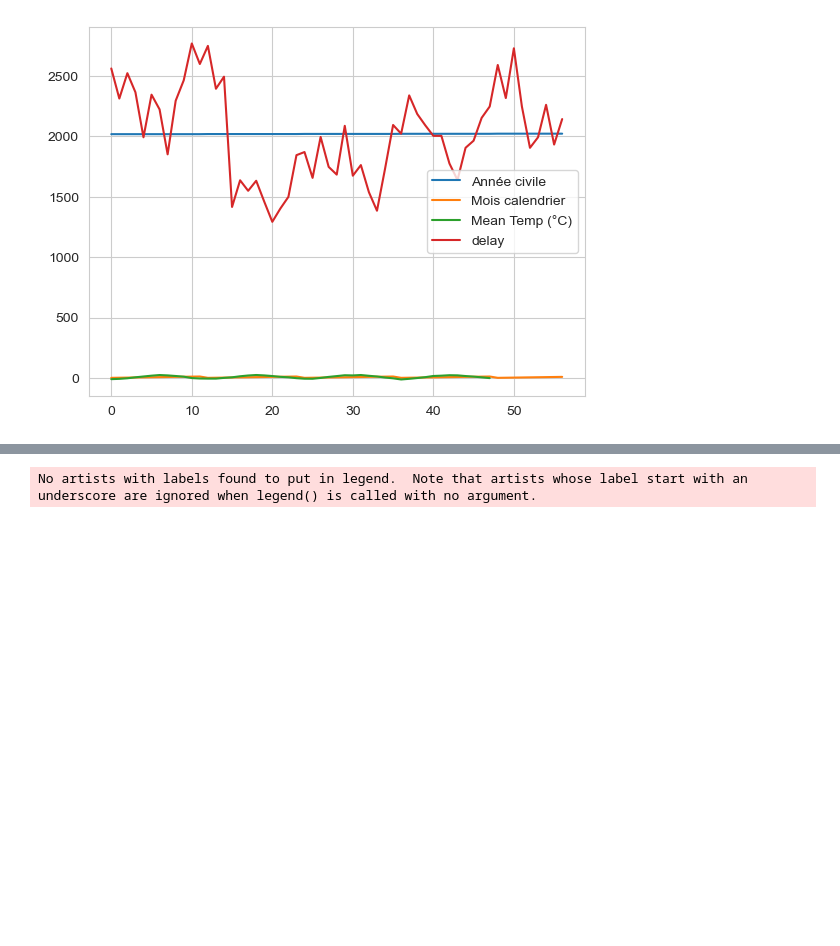
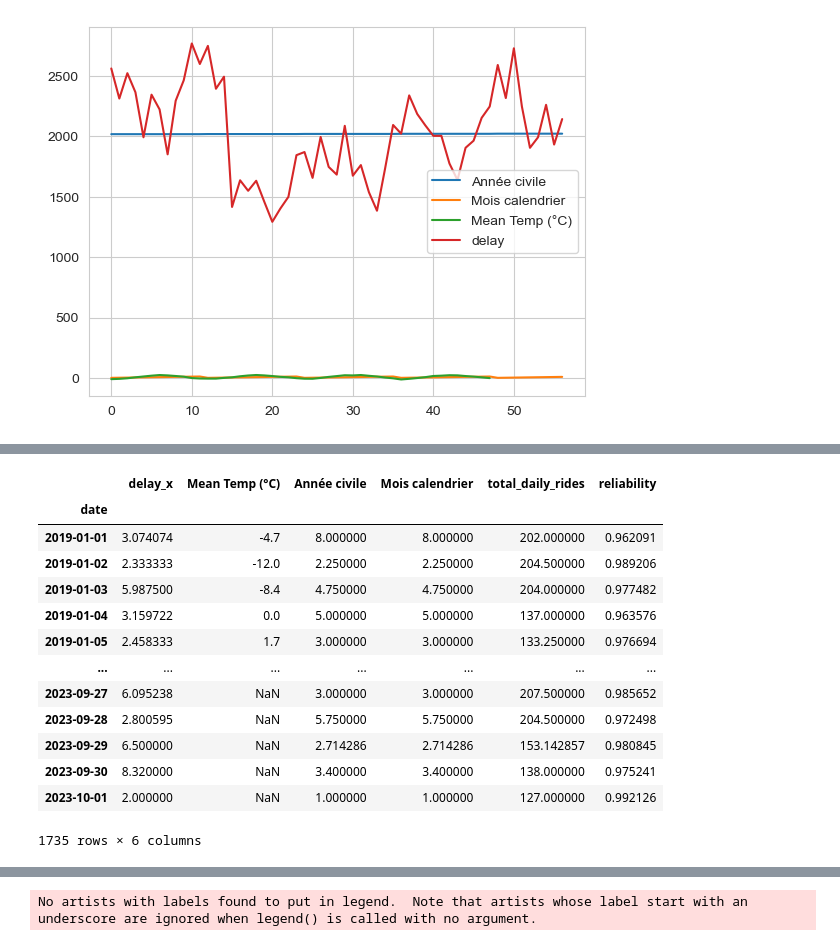
Before and after one commit to katherinewest/CME538_2023, a Jupyter notebook: EDA.ipynb, the cells around one changed output, grey strips where cells are left out. Saved outputs shown, nothing was run; the diff lists cells and outputs as text; code cells hidden in the pictures; blank space fills up the shorter version.

```diff
--- a/EDA.ipynb
+++ b/EDA.ipynb
@@ -827,0 +921,26 @@ ax = stm_df_weather_monthly.plot()
+# %%
+stm_delay_perday["date"] = stm_delay_perday["date"].astype(str)
+stm_df_weather_daily["date"] = stm_df_weather_daily["date"].astype(str)
+
+stm_df_weather_reliability = pd.merge(left=stm_df_weather_daily, right= stm_delay_perday, left_on=["date", "Ligne"], right_on=["date", "Ligne"], how="left")
+
+stm_df_weather_reliability.drop(columns=["Jour de la semaine", "Jour du mois", "Numero d\'incident", "Type d\'incident", "Symptome", "Numéro de tournée", "Heure de l\'incident", "Heure de reprise", "Incident en minutes", "Porte de voiture", "Type de matériel", "Code de lieu", "time_dt", "delay_y", "cause", "weekday"], inplace=True)
+
+stm_df_weather_reliability = stm_df_weather_reliability.groupby("date").mean(["Mean Temp (°C)", "reliability"])
+
+stm_df_weather_reliability
+# %% [output]
+|  | delay_x | Mean Temp (°C) | Année civile | Mois calendrier | total_daily_rides | reliability |
+| date |  |  |  |  |  |  |
+| 2019-01-01 | 3.074074 | -4.7 | 8.000000 | 8.000000 | 202.000000 | 0.962091 |
+| 2019-01-02 | 2.333333 | -12.0 | 2.250000 | 2.250000 | 204.500000 | 0.989206 |
+| 2019-01-03 | 5.987500 | -8.4 | 4.750000 | 4.750000 | 204.000000 | 0.977482 |
+| 2019-01-04 | 3.159722 | 0.0 | 5.000000 | 5.000000 | 137.000000 | 0.963576 |
+| 2019-01-05 | 2.458333 | 1.7 | 3.000000 | 3.000000 | 133.250000 | 0.976694 |
+| ... | ... | ... | ... | ... | ... | ... |
+| 2023-09-27 | 6.095238 | NaN | 3.000000 | 3.000000 | 207.500000 | 0.985652 |
+| 2023-09-28 | 2.800595 | NaN | 5.750000 | 5.750000 | 204.500000 | 0.972498 |
+| 2023-09-29 | 6.500000 | NaN | 2.714286 | 2.714286 | 153.142857 | 0.980845 |
+| 2023-09-30 | 8.320000 | NaN | 3.400000 | 3.400000 | 138.000000 | 0.975241 |
+| 2023-10-01 | 2.000000 | NaN | 1.000000 | 1.000000 | 127.000000 | 0.992126 |
+1735 rows × 6 columns
```
Also changed, not shown: parts of 8 cells of this notebook, 4 other files.
